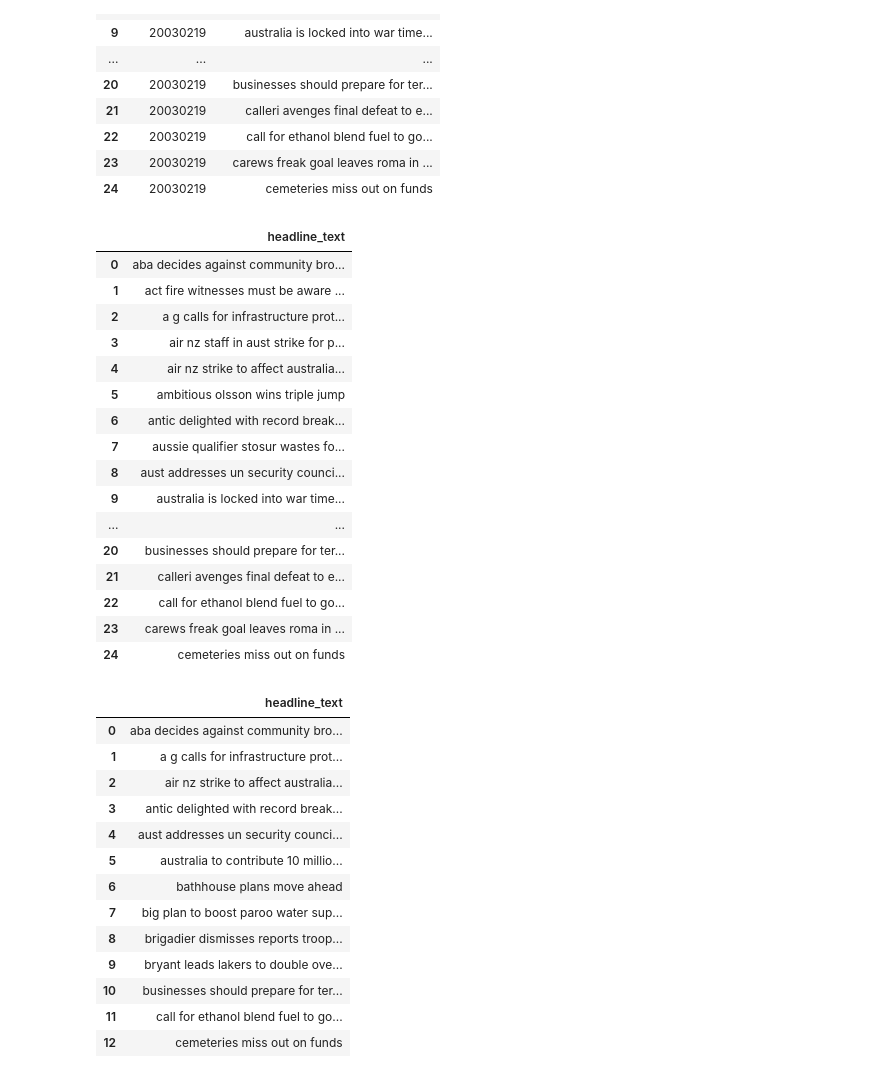
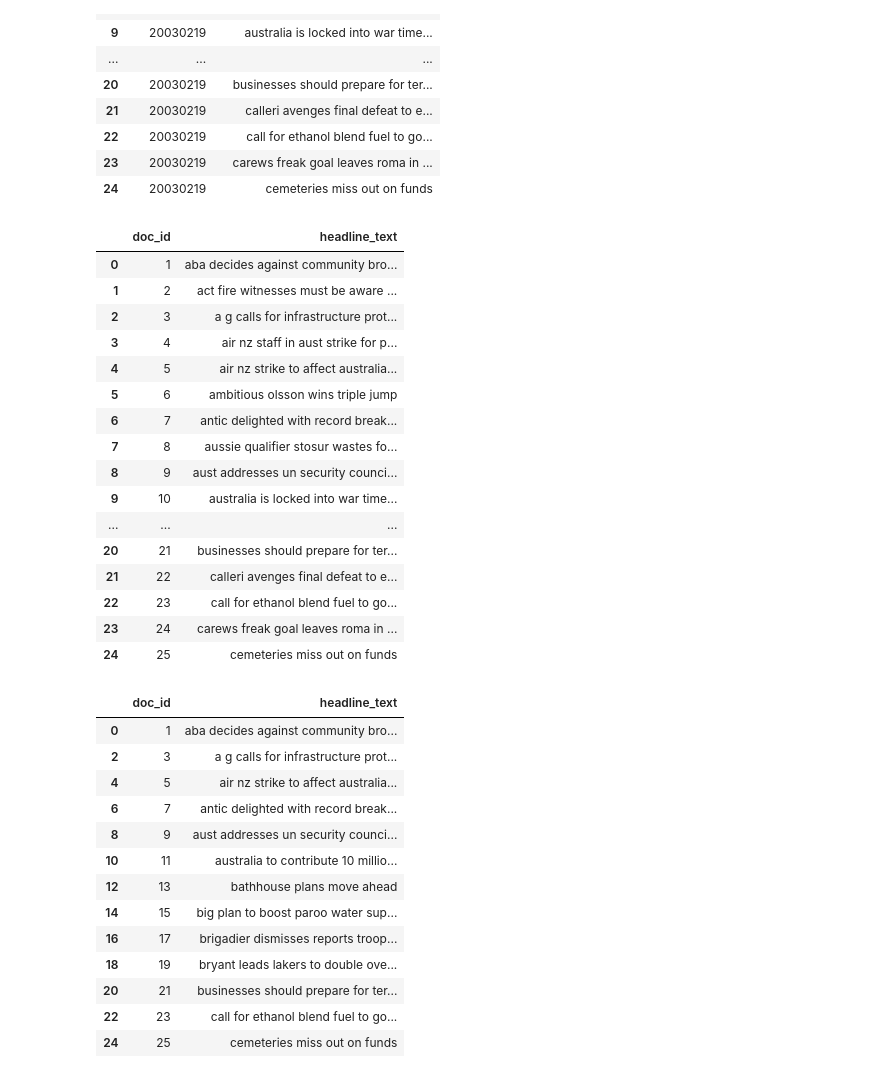
Before and after one commit to KrishnanditoLksn/News-InformationRetrieval, a Jupyter notebook: top_news.ipynb, the cells around one changed output. Drawn from its saved outputs; the diff is of its cells as text; code cells hidden in the pictures.

```diff
--- a/top_news.ipynb
+++ b/top_news.ipynb
@@ -99,42 +103,43 @@ top_news.dropna()
 | 24 | 20030219 | cemeteries miss out on funds |
 # %%
 top_news = top_news.drop(columns='publish_date')
+# %%
+top_news.insert(0, "doc_id", range(1, 1 + len(top_news)))
 # %%
 top_news
 # %% [output]
-|  | headline_text |
-| 0 | aba decides against community bro... |
-| 1 | act fire witnesses must be aware ... |
-| 2 | a g calls for infrastructure prot... |
-| 3 | air nz staff in aust strike for p... |
-| 4 | air nz strike to affect australia... |
-| 5 | ambitious olsson wins triple jump |
-| 6 | antic delighted with record break... |
-| 7 | aussie qualifier stosur wastes fo... |
-| 8 | aust addresses un security counci... |
-| 9 | australia is locked into war time... |
-| ... | ... |
-| 20 | businesses should prepare for ter... |
-| 21 | calleri avenges final defeat to e... |
-| 22 | call for ethanol blend fuel to go... |
-| 23 | carews freak goal leaves roma in ... |
-| 24 | cemeteries miss out on funds |
+|  | doc_id | headline_text |
+| 0 | 1 | aba decides against community bro... |
+| 1 | 2 | act fire witnesses must be aware ... |
+| 2 | 3 | a g calls for infrastructure prot... |
+| 3 | 4 | air nz staff in aust strike for p... |
+| 4 | 5 | air nz strike to affect australia... |
+| 5 | 6 | ambitious olsson wins triple jump |
+| 6 | 7 | antic delighted with record break... |
+| 7 | 8 | aussie qualifier stosur wastes fo... |
+| 8 | 9 | aust addresses un security counci... |
+| 9 | 10 | australia is locked into war time... |
+| ... | ... | ... |
+| 20 | 21 | businesses should prepare for ter... |
+| 21 | 22 | calleri avenges final defeat to e... |
+| 22 | 23 | call for ethanol blend fuel to go... |
+| 23 | 24 | carews freak goal leaves roma in ... |
+| 24 | 25 | cemeteries miss out on funds |
 # %%
 top_news_dropped = top_news[top_news.index % 2 == 0]
-
-top_news_dropped_reset_index = top_news_dropped.reset_index(drop=True)
+top_news_dropped
 # %% [output]
-|  | headline_text |
-| 0 | aba decides against community bro... |
-| 1 | a g calls for infrastructure prot... |
-| 2 | air nz strike to affect australia... |
-| 3 | antic delighted with record break... |
-| 4 | aust addresses un security counci... |
-| 5 | australia to contribute 10 millio... |
-| 6 | bathhouse plans move ahead |
-| 7 | big plan to boost paroo water sup... |
-| 8 | brigadier dismisses reports troop... |
-| 9 | bryant leads lakers to double ove... |
-| 10 | businesses should prepare for ter... |
-| 11 | call for ethanol blend fuel to go... |
-| 12 | cemeteries miss out on funds |
+|  | doc_id | headline_text |
+| 0 | 1 | aba decides against community bro... |
+| 2 | 3 | a g calls for infrastructure prot... |
+| 4 | 5 | air nz strike to affect australia... |
+| 6 | 7 | antic delighted with record break... |
+| 8 | 9 | aust addresses un security counci... |
+| 10 | 11 | australia to contribute 10 millio... |
+| 12 | 13 | bathhouse plans move ahead |
+| 14 | 15 | big plan to boost paroo water sup... |
+| 16 | 17 | brigadier dismisses reports troop... |
+| 18 | 19 | bryant leads lakers to double ove... |
+| 20 | 21 | businesses should prepare for ter... |
+| 22 | 23 | call for ethanol blend fuel to go... |
+| 24 | 25 | cemeteries miss out on funds |
```
Also changed, not shown: parts of 6 cells of this notebook.
